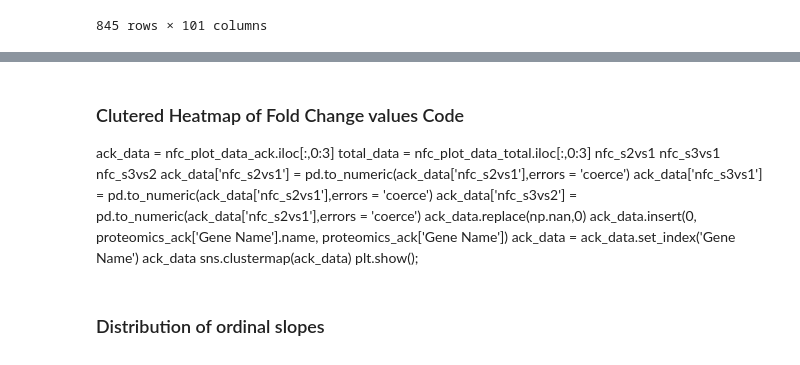
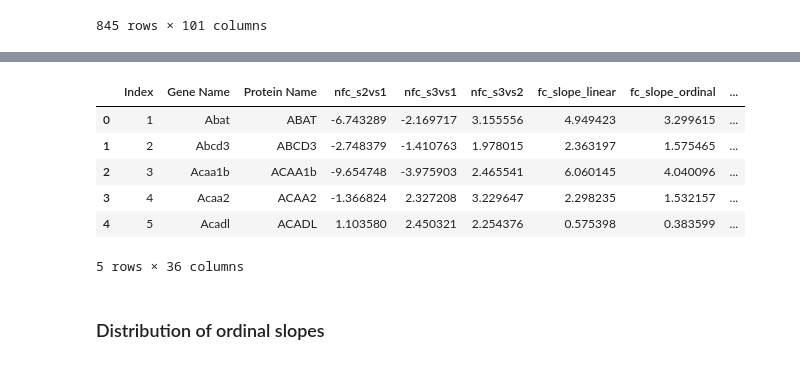
Before and after one commit to KyraGriffin/bmsip_internship_seta, a Jupyter notebook: protein_isolation.ipynb, the cells around one changed output, grey strips where cells are left out. Cells and saved outputs as stored; diff of their text form; code cells hidden in the pictures.

Commit message:
Initial Permutation test ran; continuing work on re-organizing and then move on to running the other versions of the test and gene enrichment analysis in R.

```diff
--- a/protein_isolation.ipynb
+++ b/protein_isolation.ipynb
@@ -410,11 +398,10 @@ def get_coeff_linear(row, model=model):
 
 # https://pythonhosted.org/mord/
 m = mord.OrdinalRidge()
-def get_coeff_ordinal(row, labels, model=m):
+def get_coeff_ordinal(row, model=m):
     # fit a row assuming points are separated by unit length and return the slope.
 
     row = row.copy().dropna()
-    # np.arange(len(row)).reshape(-1,1)
-    model.fit(labels.reshape(-1,1), row.values.reshape(-1,1))
+    model.fit(np.arange(len(row)).reshape(-1,1), row.values.reshape(-1,1))
     slope = model.coef_[0][0]
     return slope
@@ -505,4 +497,12 @@ proteomics_ack
 # %%
 proteomics_total.insert(6, nfc_plot_data_total['fc_slope_linear'].name, nfc_plot_data_total['fc_slope_linear'])
 proteomics_total.insert(7, nfc_plot_data_total['fc_slope_ordinal'].name, nfc_plot_data_total['fc_slope_ordinal'])
-proteomics_total
+proteomics_total.head()
+# %% [output]
+|  | Index | Gene Name | Protein Name | nfc_s2vs1 | nfc_s3vs1 | nfc_s3vs2 | fc_slope_linear | fc_slope_ordinal | ... |
+| 0 | 1 | Abat | ABAT | -6.743289 | -2.169717 | 3.155556 | 4.949423 | 3.299615 | ... |
+| 1 | 2 | Abcd3 | ABCD3 | -2.748379 | -1.410763 | 1.978015 | 2.363197 | 1.575465 | ... |
+| 2 | 3 | Acaa1b | ACAA1b | -9.654748 | -3.975903 | 2.465541 | 6.060145 | 4.040096 | ... |
+| 3 | 4 | Acaa2 | ACAA2 | -1.366824 | 2.327208 | 3.229647 | 2.298235 | 1.532157 | ... |
+| 4 | 5 | Acadl | ACADL | 1.103580 | 2.450321 | 2.254376 | 0.575398 | 0.383599 | ... |
+5 rows × 36 columns
@@ -532,17 +509,3 @@ print("\n\n",proteomics_ack.iloc[:, 1:7].head(3))
-# %% [markdown]
-### Clutered Heatmap of Fold Change values Code
-ack_data = nfc_plot_data_ack.iloc[:,0:3]
-total_data = nfc_plot_data_total.iloc[:,0:3]
-nfc_s2vs1	nfc_s3vs1	nfc_s3vs2
-ack_data['nfc_s2vs1'] = pd.to_numeric(ack_data['nfc_s2vs1'],errors = 'coerce')
-ack_data['nfc_s3vs1'] = pd.to_numeric(ack_data['nfc_s2vs1'],errors = 'coerce')
-ack_data['nfc_s3vs2'] = pd.to_numeric(ack_data['nfc_s2vs1'],errors = 'coerce')
-ack_data.replace(np.nan,0)
-ack_data.insert(0, proteomics_ack['Gene Name'].name, proteomics_ack['Gene Name'])
-ack_data = ack_data.set_index('Gene Name')
-ack_data
-sns.clustermap(ack_data)
-plt.show();
 # %% [markdown]
 ### Distribution of ordinal slopes
 # %%
```
Also changed, not shown: parts of 57 cells of this notebook.
